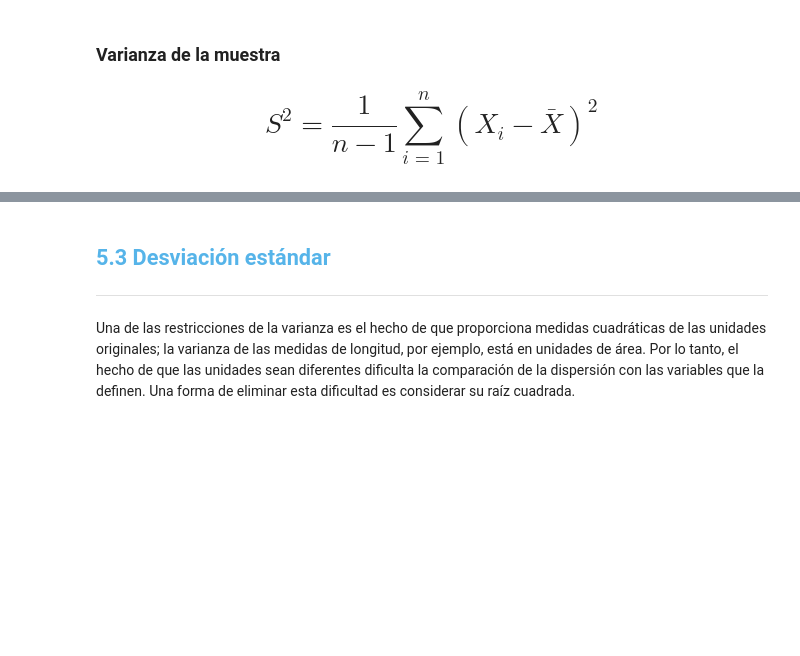
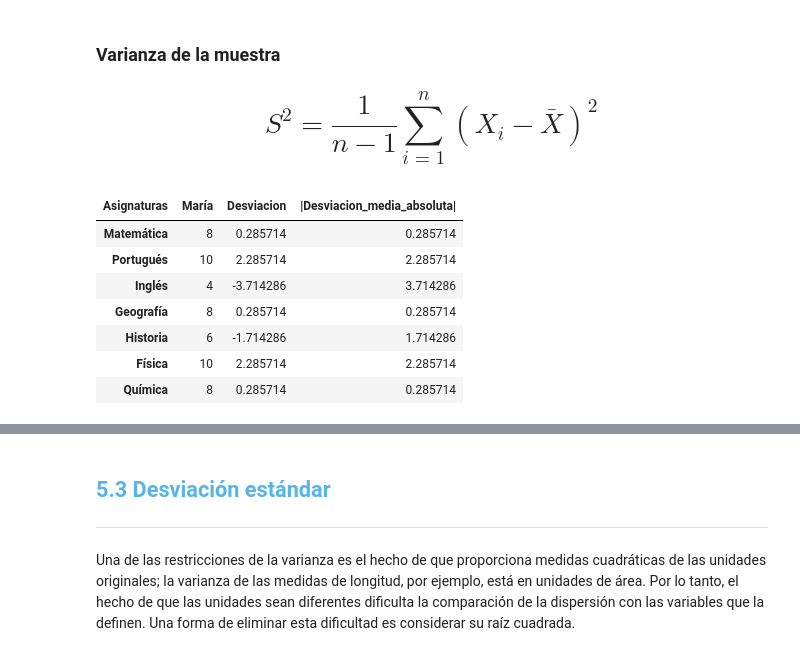
Before and after one commit to betorockers/DataScience_AluraLatam, a Jupyter notebook: 4-Estadisticas_y_Machine_Learning/1-Frecuencias_y_medidas/Curso_de_Estadística_con_Python_1.ipynb, the cells around one changed output, grey strips where cells are left out. Saved outputs shown, nothing was run; the diff lists cells and outputs as text; code cells hidden in the pictures; blank space fills up the shorter version.

```diff
--- a/4-Estadisticas_y_Machine_Learning/1-Frecuencias_y_medidas/Curso_de_Estadística_con_Python_1.ipynb
+++ b/4-Estadisticas_y_Machine_Learning/1-Frecuencias_y_medidas/Curso_de_Estadística_con_Python_1.ipynb
@@ -1187,3 +1255,14 @@ La varianza se construye a partir de las diferencias entre cada observación y l
 ### Varianza de la muestra
 
 # $$S^2 = \frac 1{n-1}\sum_{i=1}^{n}(X_i-\bar{X})^2$$
+# %%
+notas_maria_dispersion
+# %% [output]
+| Asignaturas | María | Desviacion | |Desviacion_media_absoluta| |
+| Matemática | 8 | 0.285714 | 0.285714 |
+| Portugués | 10 | 2.285714 | 2.285714 |
+| Inglés | 4 | -3.714286 | 3.714286 |
+| Geografía | 8 | 0.285714 | 0.285714 |
+| Historia | 6 | -1.714286 | 1.714286 |
+| Física | 10 | 2.285714 | 2.285714 |
+| Química | 8 | 0.285714 | 0.285714 |
```
Also changed, not shown: parts of 18 cells of this notebook, 1 other file.
